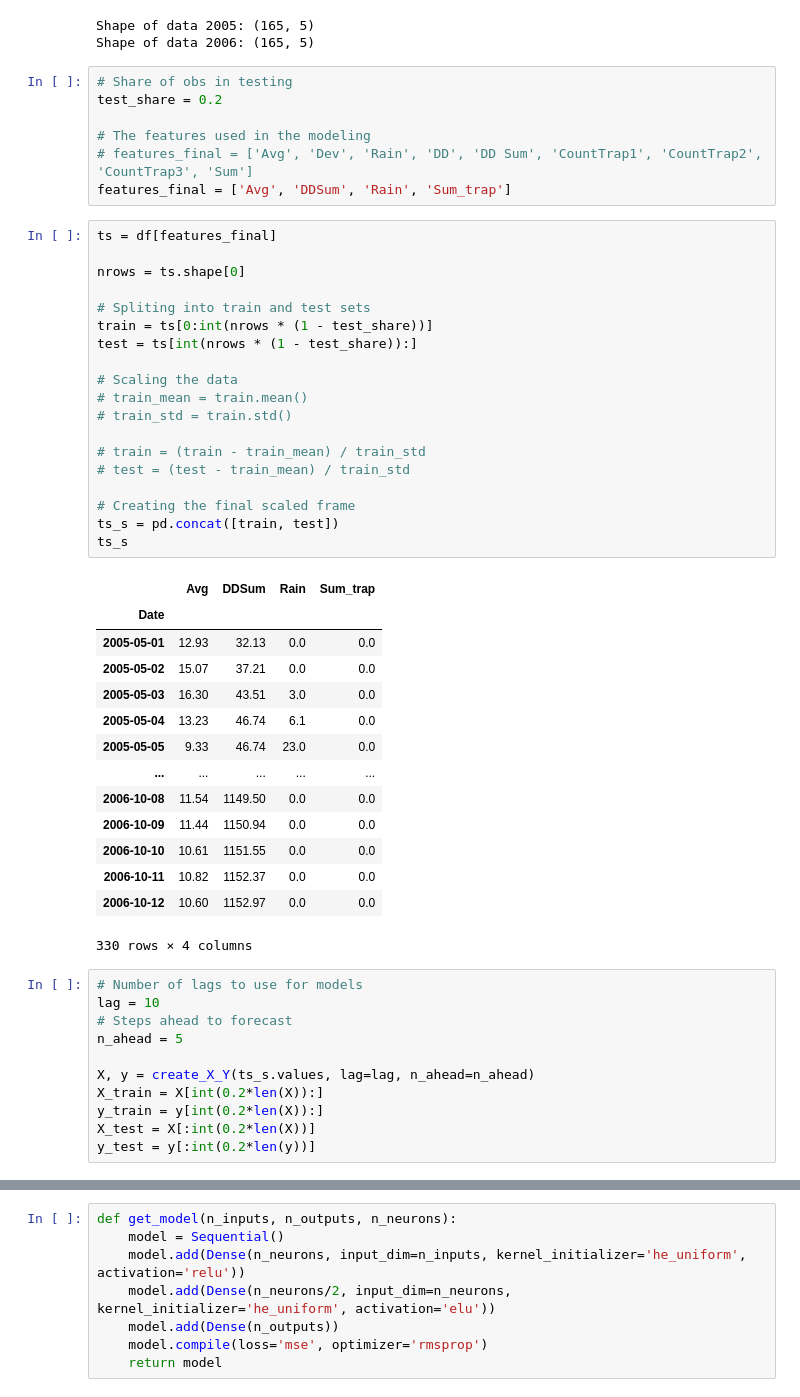
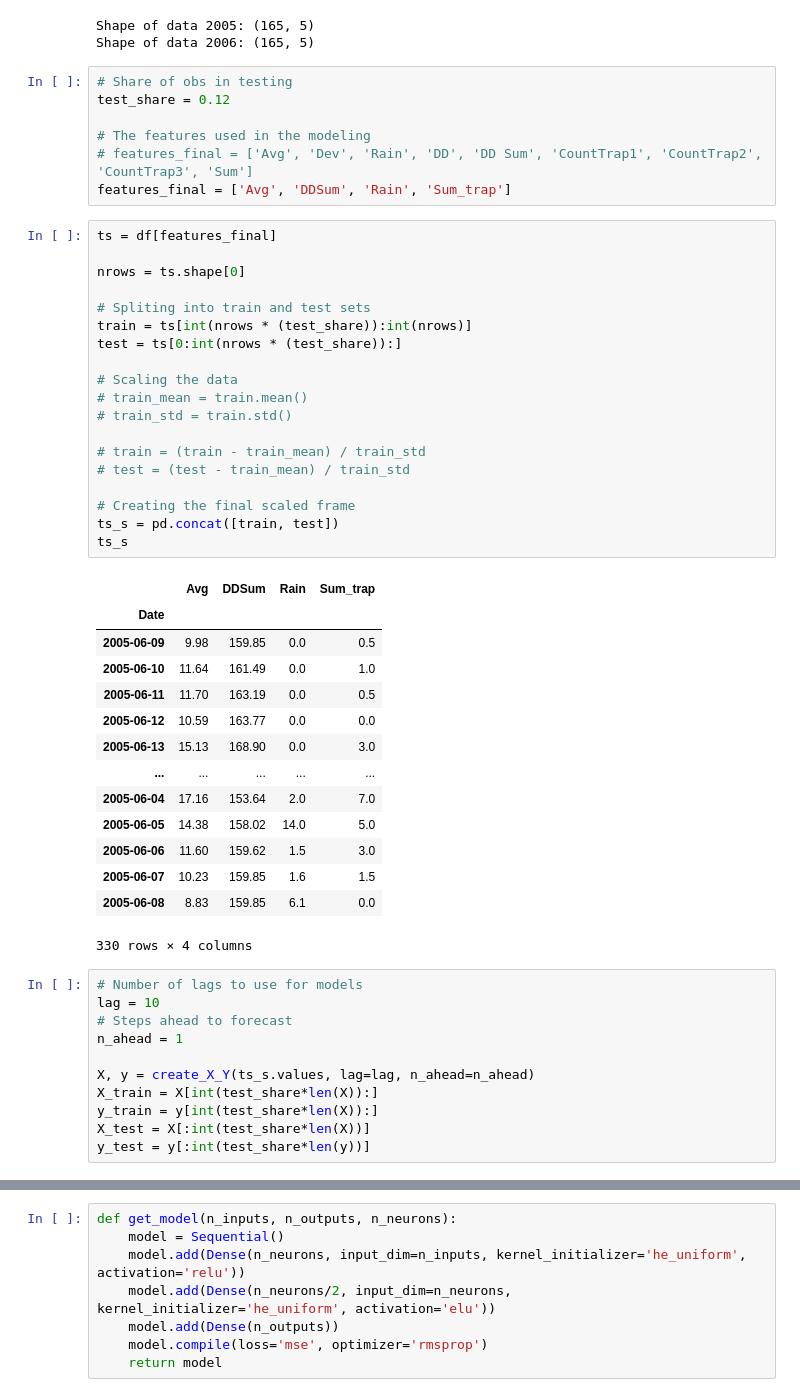
Before and after one commit to Ligerd/research_project, a Jupyter notebook: code/MLP_model.ipynb, the cells around one changed output, grey strips where cells are left out. Cells and saved outputs as stored; diff of their text form.

```diff
--- a/code/MLP_model.ipynb
+++ b/code/MLP_model.ipynb
@@ -73,7 +70,7 @@ Shape of data 2005: (165, 5)
 Shape of data 2006: (165, 5)
 # %%
 # Share of obs in testing
-test_share = 0.2
+test_share = 0.12
 
 # The features used in the modeling
 # features_final = ['Avg', 'Dev', 'Rain', 'DD', 'DD Sum', 'CountTrap1', 'CountTrap2', 'CountTrap3', 'Sum']
@@ -81,48 +78,48 @@ features_final = ['Avg', 'DDSum', 'Rain', 'Sum_trap']
 # %%
 ts = df[features_final]
 
 nrows = ts.shape[0]
 
 # Spliting into train and test sets
-train = ts[0:int(nrows * (1 - test_share))]
-test = ts[int(nrows * (1 - test_share)):]
+train = ts[int(nrows * (test_share)):int(nrows)]
+test = ts[0:int(nrows * (test_share)):]
 
 # Scaling the data
 # train_mean = train.mean()
 # train_std = train.std()
 
 # train = (train - train_mean) / train_std
 # test = (test - train_mean) / train_std
 
 # Creating the final scaled frame
 ts_s = pd.concat([train, test])
 ts_s
 # %% [output]
 |  | Avg | DDSum | Rain | Sum_trap |
 | Date |  |  |  |  |
-| 2005-05-01 | 12.93 | 32.13 | 0.0 | 0.0 |
-| 2005-05-02 | 15.07 | 37.21 | 0.0 | 0.0 |
-| 2005-05-03 | 16.30 | 43.51 | 3.0 | 0.0 |
-| 2005-05-04 | 13.23 | 46.74 | 6.1 | 0.0 |
-| 2005-05-05 | 9.33 | 46.74 | 23.0 | 0.0 |
+| 2005-06-09 | 9.98 | 159.85 | 0.0 | 0.5 |
+| 2005-06-10 | 11.64 | 161.49 | 0.0 | 1.0 |
+| 2005-06-11 | 11.70 | 163.19 | 0.0 | 0.5 |
+| 2005-06-12 | 10.59 | 163.77 | 0.0 | 0.0 |
+| 2005-06-13 | 15.13 | 168.90 | 0.0 | 3.0 |
 | ... | ... | ... | ... | ... |
-| 2006-10-08 | 11.54 | 1149.50 | 0.0 | 0.0 |
-| 2006-10-09 | 11.44 | 1150.94 | 0.0 | 0.0 |
-| 2006-10-10 | 10.61 | 1151.55 | 0.0 | 0.0 |
-| 2006-10-11 | 10.82 | 1152.37 | 0.0 | 0.0 |
-| 2006-10-12 | 10.60 | 1152.97 | 0.0 | 0.0 |
+| 2005-06-04 | 17.16 | 153.64 | 2.0 | 7.0 |
+| 2005-06-05 | 14.38 | 158.02 | 14.0 | 5.0 |
+| 2005-06-06 | 11.60 | 159.62 | 1.5 | 3.0 |
+| 2005-06-07 | 10.23 | 159.85 | 1.6 | 1.5 |
+| 2005-06-08 | 8.83 | 159.85 | 6.1 | 0.0 |
 330 rows × 4 columns
 # %%
 # Number of lags to use for models
 lag = 10
 # Steps ahead to forecast
-n_ahead = 5
+n_ahead = 1
 
 X, y = create_X_Y(ts_s.values, lag=lag, n_ahead=n_ahead)
-X_train = X[int(0.2*len(X)):]
-y_train = y[int(0.2*len(X)):]
-X_test = X[:int(0.2*len(X))]
-y_test = y[:int(0.2*len(y))]
+X_train = X[int(test_share*len(X)):]
+y_train = y[int(test_share*len(X)):]
+X_test = X[:int(test_share*len(X))]
+y_test = y[:int(test_share*len(y))]
 # %%
 print(X.shape, y.shape)
 print(X_train.shape, X_test.shape)
```
Also changed, not shown: parts of 6 cells of this notebook.
